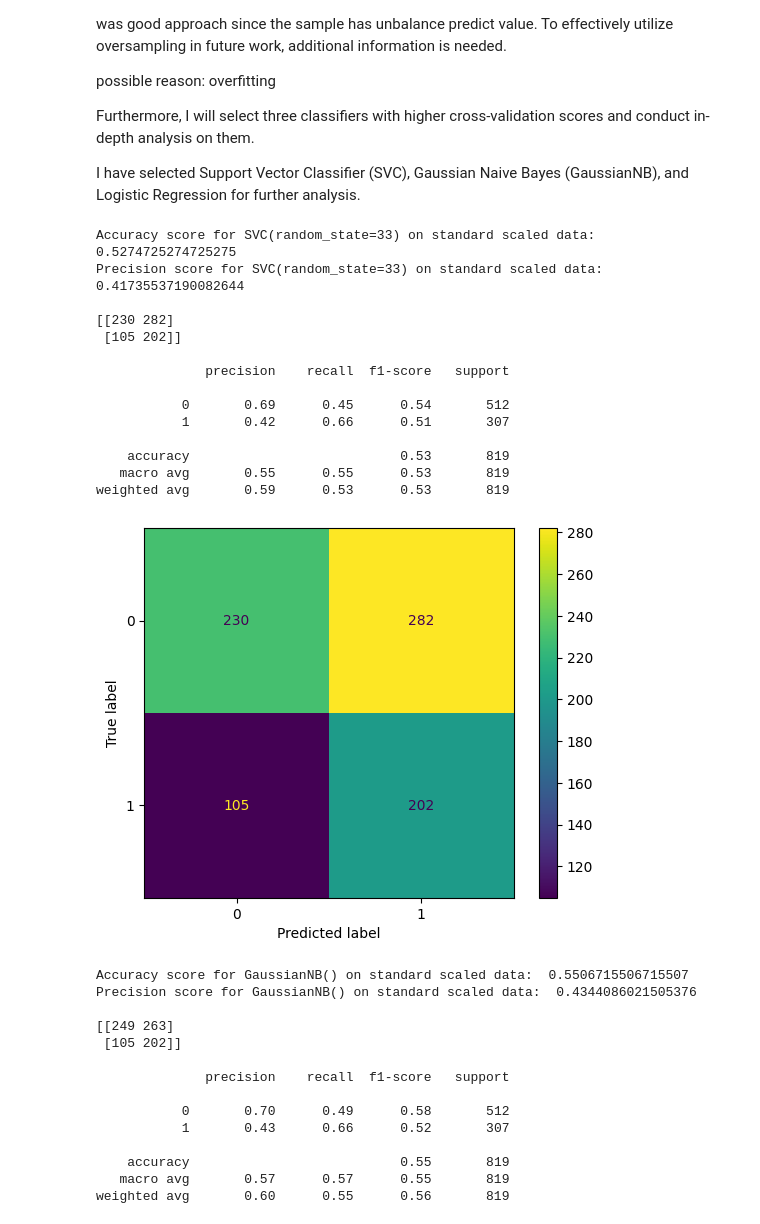
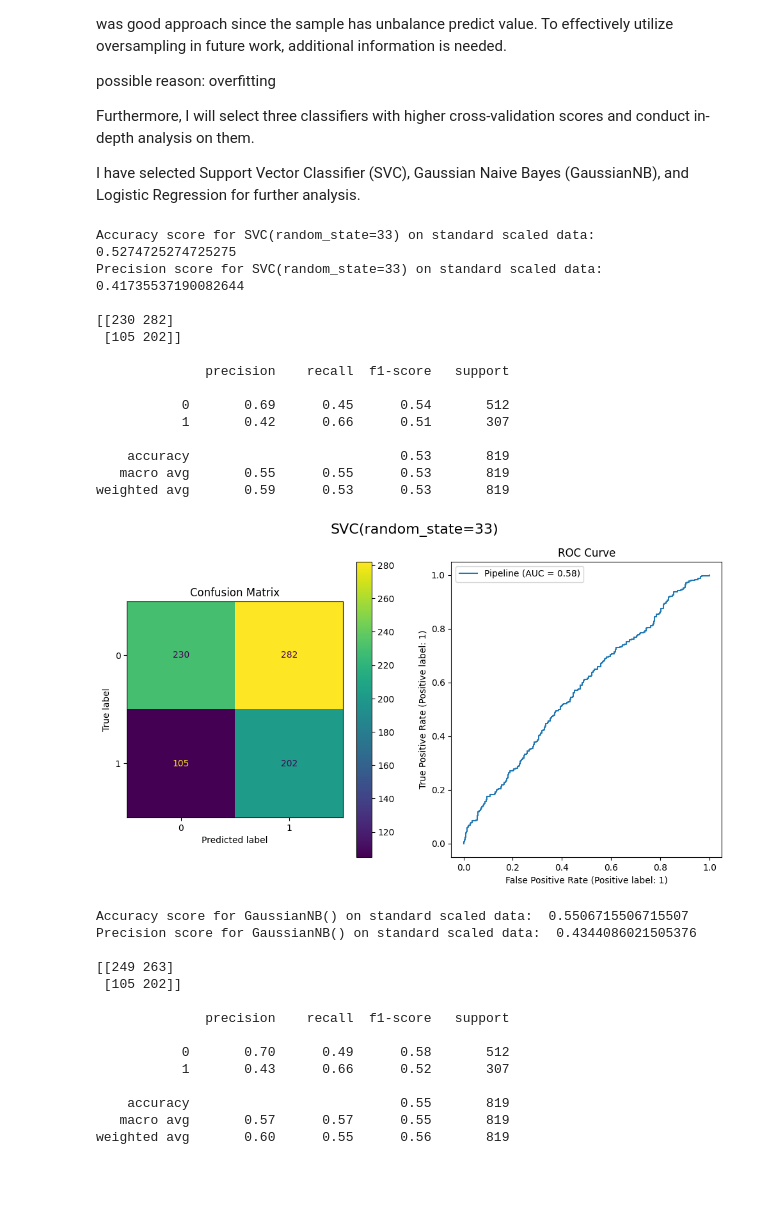
Before and after one commit to leedh7878/DanielLee_Project_Portfolio, a Jupyter notebook: Water_Quality_Potability/src/water_quality.ipynb, the cells around one changed output. Saved outputs shown, nothing was run; the diff lists cells and outputs as text; code cells hidden in the pictures; blank space fills up the shorter version.

Commit message:
adding image for description and include roc curve

```diff
--- a/Water_Quality_Potability/src/water_quality.ipynb
+++ b/Water_Quality_Potability/src/water_quality.ipynb
@@ -194,7 +183,7 @@ Furthermore, I will select three classifiers with higher cross-validation scores
 
  I have selected Support Vector Classifier (SVC), Gaussian Naive Bayes (GaussianNB), and Logistic Regression for further analysis.
 # %%
-from sklearn.metrics import ConfusionMatrixDisplay, accuracy_score, precision_score, confusion_matrix, classification_report
+from sklearn.metrics import ConfusionMatrixDisplay, accuracy_score, precision_score, confusion_matrix, classification_report, RocCurveDisplay
 
 # first check with  logistic regression on standard scaled data
 
@@ -206,43 +195,57 @@ top_classifiers = [
 
 for classifier in top_classifiers:
 
     pipe = make_pipeline(
         RobustScaler(),
         PCA(n_components=4),
         classifier
         )
     pipe.fit(X_train_resampled, y_train_resampled)
 
-    y_pred_lg = pipe.predict(X_test)
-    print('Accuracy score for' ,classifier, 'on standard scaled data: ', accuracy_score(y_test, y_pred_lg))
-    print('Precision score for' ,classifier, 'on standard scaled data: ', precision_score(y_test, y_pred_lg))
+    y_pred = pipe.predict(X_test)
+    print('Accuracy score for' ,classifier, 'on standard scaled data: ', accuracy_score(y_test, y_pred))
+    print('Precision score for' ,classifier, 'on standard scaled data: ', precision_score(y_test, y_pred))
     print()
-    print(confusion_matrix(y_test, y_pred_lg))
+    print(confusion_matrix(y_test, y_pred))
     print()
-    print(classification_report(y_test, y_pred_lg))
+    print(classification_report(y_test, y_pred))
+    # support: The number of occurrences of each label in y_true.
 
-    cm = confusion_matrix(y_test, y_pred_lg, labels=pipe.classes_)
-    disp = ConfusionMatrixDisplay(confusion_matrix=cm,
-                             display_labels=pipe.classes_)
-    disp.plot()
+    fig, [ax_con, ax_roc] = plt.subplots(1, 2, figsize=(12, 6))
+
+    fig.suptitle(classifier, fontsize=16)
+
+    # Confusion Matrix
+    cm = confusion_matrix(y_test, y_pred, labels=pipe.classes_)
+    disp_C = ConfusionMatrixDisplay(confusion_matrix=cm, display_labels=pipe.classes_)
+    disp_C.plot(ax= ax_con)
+    ax_con.set_title('Confusion Matrix')
+
+    # Display the ROC Curve
+    disp_R = RocCurveDisplay.from_estimator(pipe, X_test, y_test, ax= ax_roc)
+    # disp_R.plot(ax= ax_roc) # since RocCurveDisplay return display, don't need to se plot method
+    ax_roc.set_title('ROC Curve')
+
+
+    plt.legend()
     plt.show()
     print('\n')
 # %% [output]
 Accuracy score for SVC(random_state=33) on standard scaled data:  0.5274725274725275
 Precision score for SVC(random_state=33) on standard scaled data:  0.41735537190082644
 
 [[230 282]
  [105 202]]
 
               precision    recall  f1-score   support
 
            0       0.69      0.45      0.54       512
            1       0.42      0.66      0.51       307
 
     accuracy                           0.53       819
    macro avg       0.55      0.55      0.53       819
 weighted avg       0.59      0.53      0.53       819
-[figure, old version]
+[figure, new version]
 Accuracy score for GaussianNB() on standard scaled data:  0.5506715506715507
 Precision score for GaussianNB() on standard scaled data:  0.4344086021505376
 
```
Also changed, not shown: parts of 6 cells of this notebook, 3 other files.
